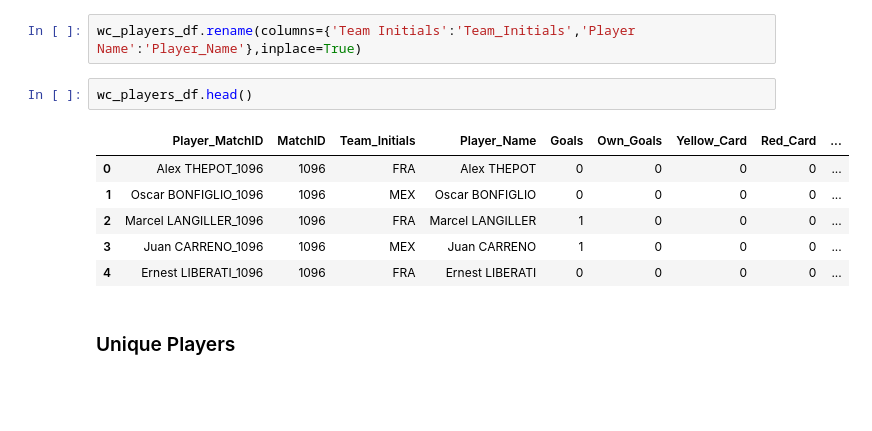
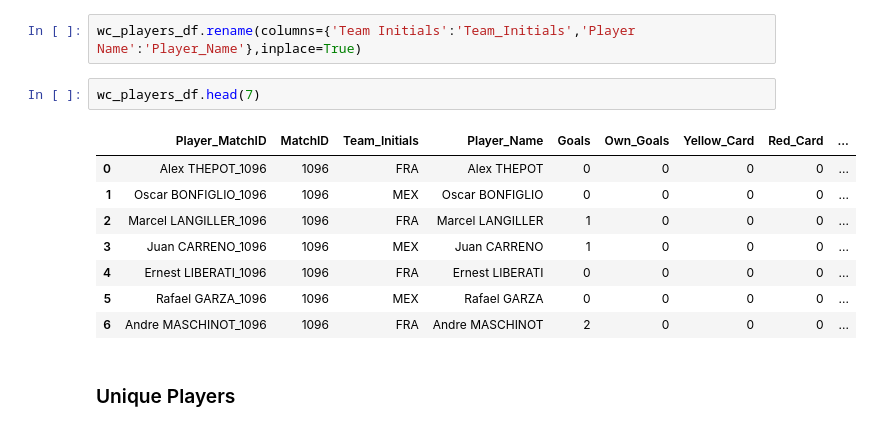
Before and after one commit to ryanbandrowski/FIFA-WC-ETL, a Jupyter notebook: FIFA World Cups.ipynb, the cells around one changed output. Drawn from its saved outputs; the diff is of its cells as text; blank space fills up the shorter version.

```diff
--- a/FIFA World Cups.ipynb
+++ b/FIFA World Cups.ipynb
@@ -135,14 +137,16 @@ wc_players_df = wc_players_df.drop_duplicates('Player_MatchID').reset_index(drop
 # %%
 wc_players_df.rename(columns={'Team Initials':'Team_Initials','Player Name':'Player_Name'},inplace=True)
 # %%
-wc_players_df.head()
+wc_players_df.head(7)
 # %% [output]
 |  | Player_MatchID | MatchID | Team_Initials | Player_Name | Goals | Own_Goals | Yellow_Card | Red_Card | ... |
 | 0 | Alex THEPOT_1096 | 1096 | FRA | Alex THEPOT | 0 | 0 | 0 | 0 | ... |
 | 1 | Oscar BONFIGLIO_1096 | 1096 | MEX | Oscar BONFIGLIO | 0 | 0 | 0 | 0 | ... |
 | 2 | Marcel LANGILLER_1096 | 1096 | FRA | Marcel LANGILLER | 1 | 0 | 0 | 0 | ... |
 | 3 | Juan CARRENO_1096 | 1096 | MEX | Juan CARRENO | 1 | 0 | 0 | 0 | ... |
 | 4 | Ernest LIBERATI_1096 | 1096 | FRA | Ernest LIBERATI | 0 | 0 | 0 | 0 | ... |
+| 5 | Rafael GARZA_1096 | 1096 | MEX | Rafael GARZA | 0 | 0 | 0 | 0 | ... |
+| 6 | Andre MASCHINOT_1096 | 1096 | FRA | Andre MASCHINOT | 2 | 0 | 0 | 0 | ... |
 # %% [markdown]
 ### Unique Players
 # %%
```
Also changed, not shown: parts of 8 cells of this notebook, 3 other files.
